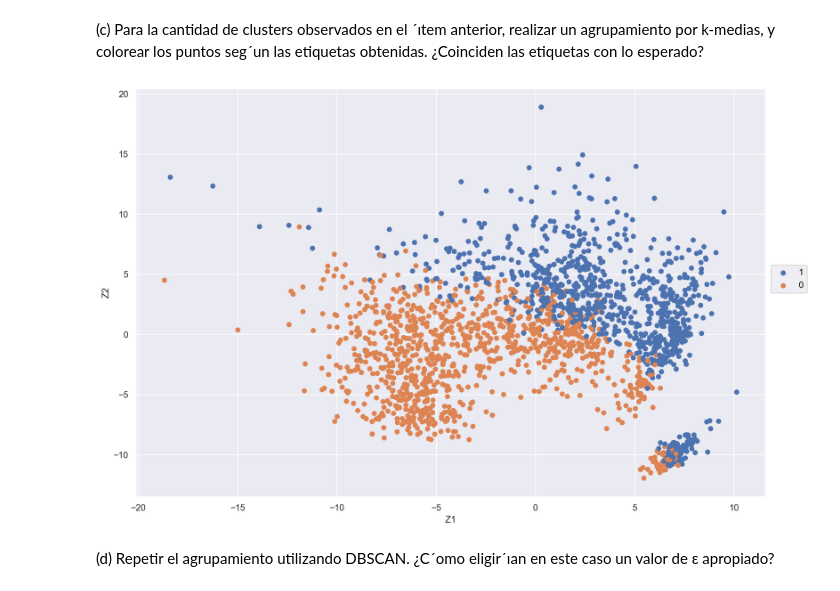
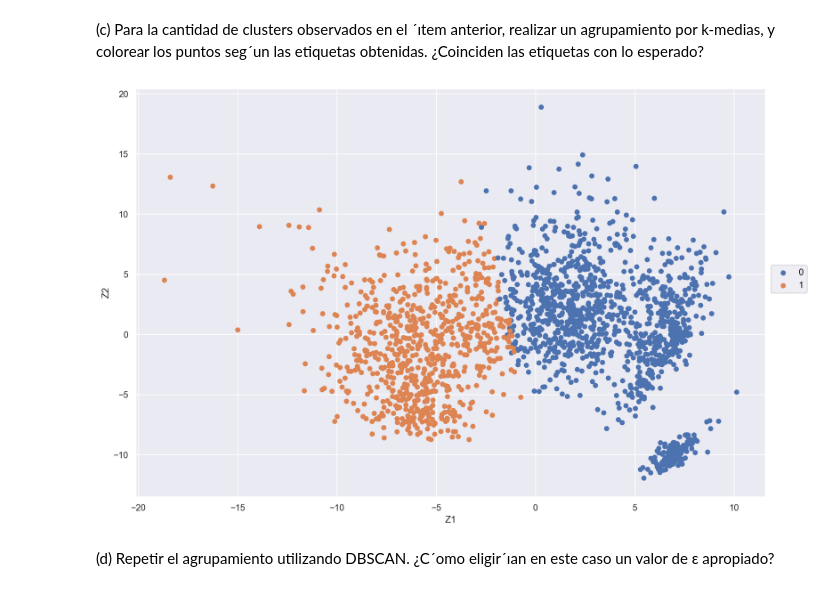
Before and after one commit to FedericoAriasCeci/Tp2---LDD, a Jupyter notebook: Tp labo 2.ipynb, the cells around one changed output. Drawn from its saved outputs; the diff is of its cells as text; code cells hidden in the pictures.

```diff
--- a/Tp labo 2.ipynb
+++ b/Tp labo 2.ipynb
@@ -177,15 +177,15 @@ Z
 # %%
 kmeans = KMeans (n_clusters = 2)
 
-etiquetas = kmeans.fit_predict(data_num).astype(str)
+etiquetas = kmeans.fit_predict(Z).astype(str)
 
 (
     so.Plot()
     .add(so.Dot(), data = Z, x = "Z1", y = "Z2", color = etiquetas)
     .layout(size=(12,8))
 )
 # %% [output]
-[figure, old version]
+[figure, new version]
 # %% [markdown]
 (d) Repetir el agrupamiento utilizando DBSCAN. ¿C´omo eligir´ıan en este caso un valor de ε apropiado?
 # %%
```
Also changed, not shown: parts of 3 cells of this notebook.
